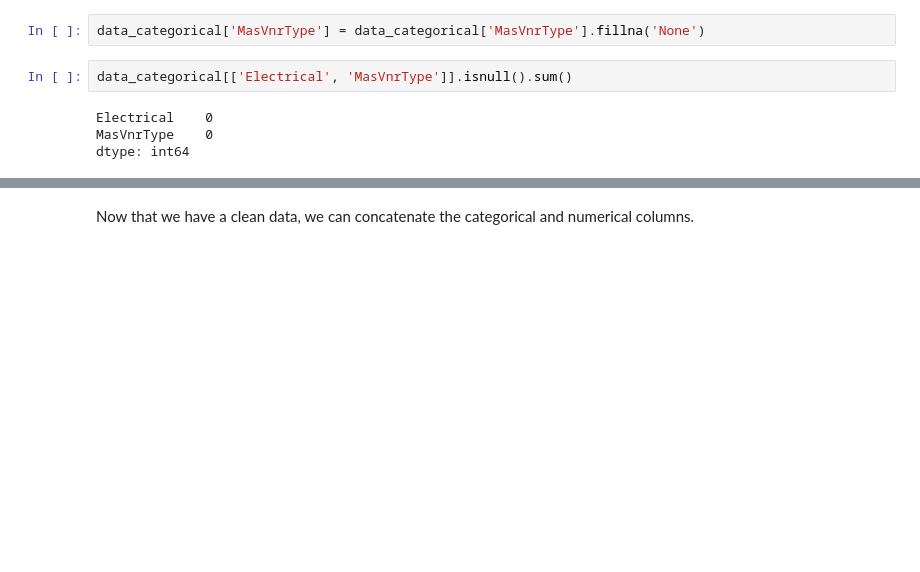
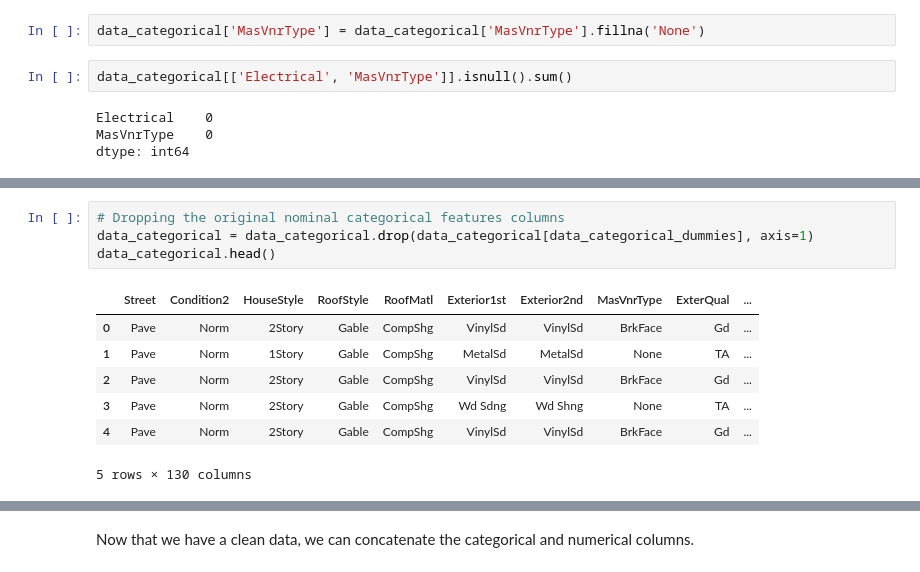
Before and after one commit to VictoriaS7/Springboard, a Jupyter notebook: House Prices Data Wrangling.ipynb, the cells around one changed output, grey strips where cells are left out. Drawn from its saved outputs; the diff is of its cells as text; blank space fills up the shorter version.

```diff
--- a/House Prices Data Wrangling.ipynb
+++ b/House Prices Data Wrangling.ipynb
@@ -291,0 +314,12 @@ dtype: int64
+# %%
+# Dropping the original nominal categorical features columns
+data_categorical = data_categorical.drop(data_categorical[data_categorical_dummies], axis=1)
+data_categorical.head()
+# %% [output]
+|  | Street | Condition2 | HouseStyle | RoofStyle | RoofMatl | Exterior1st | Exterior2nd | MasVnrType | ExterQual | ... |
+| 0 | Pave | Norm | 2Story | Gable | CompShg | VinylSd | VinylSd | BrkFace | Gd | ... |
+| 1 | Pave | Norm | 1Story | Gable | CompShg | MetalSd | MetalSd | None | TA | ... |
+| 2 | Pave | Norm | 2Story | Gable | CompShg | VinylSd | VinylSd | BrkFace | Gd | ... |
+| 3 | Pave | Norm | 2Story | Gable | CompShg | Wd Sdng | Wd Shng | None | TA | ... |
+| 4 | Pave | Norm | 2Story | Gable | CompShg | VinylSd | VinylSd | BrkFace | Gd | ... |
+5 rows × 130 columns
```
Also changed, not shown: parts of 64 cells of this notebook.
